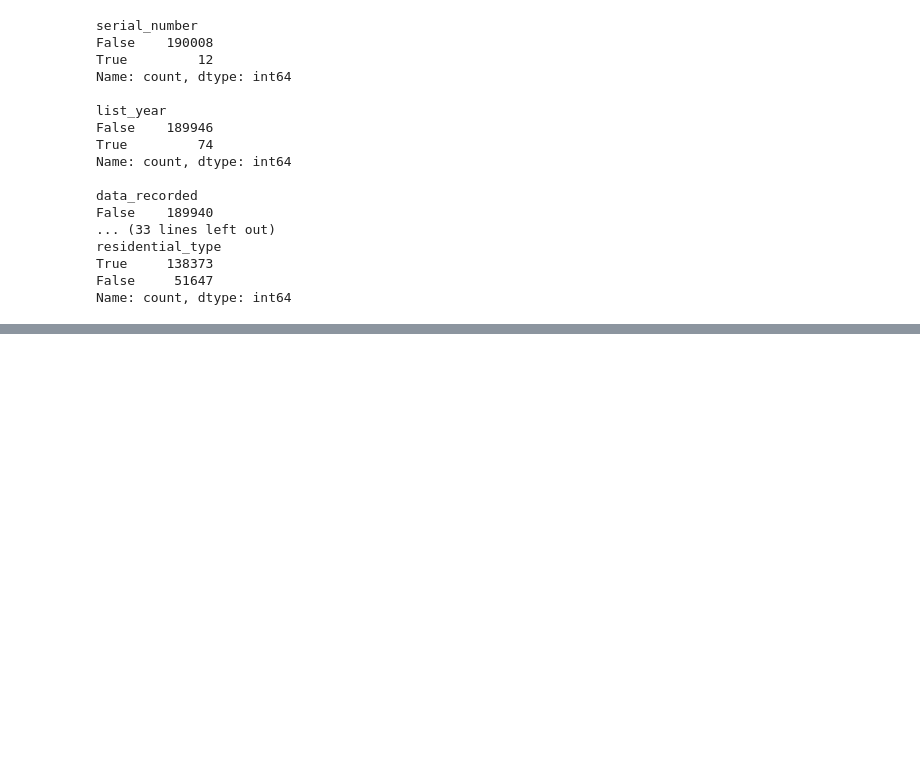
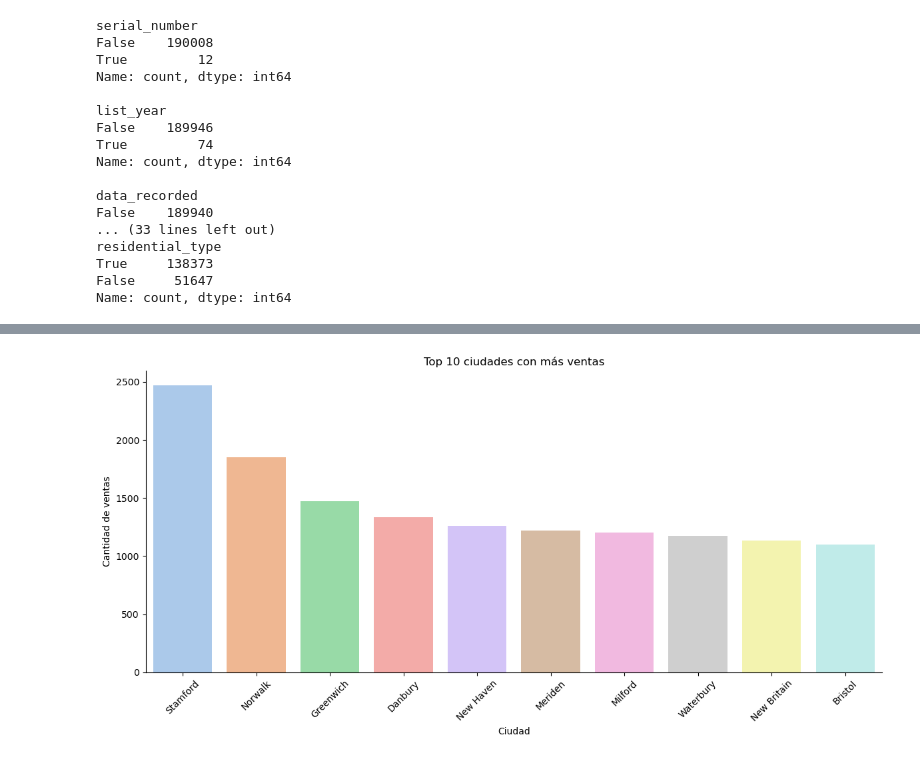
Before and after one commit to karina-salazar12/Analisis-Datos, a Jupyter notebook: ProyectoDA.ipynb, the cells around one changed output, grey strips where cells are left out. Saved outputs shown, nothing was run; the diff lists cells and outputs as text; code cells hidden in the pictures; blank space fills up the shorter version.

```diff
--- a/ProyectoDA.ipynb
+++ b/ProyectoDA.ipynb
@@ -259,0 +517,25 @@ Name: count, dtype: int64
+# %%
+# Contar las ventas por ciudad
+ventas_por_ciudad = dfventas.groupby('town').size().reset_index(name='cantidad')
+
+# Identificar la ciudad con mayor cantidad de ventas
+ciudad_top = ventas_por_ciudad.sort_values('cantidad', ascending=False).iloc[0]
+print(f"La ciudad con más ventas es: {ciudad_top['town']} con {ciudad_top['cantidad']} ventas.")
+
+# Filtrar los datos de la ciudad con más ventas
+df_ciudad_top = dfventas[dfventas['town'] == ciudad_top['town']].copy()
+
+# Convertir 'assesed_value' a numérico, forzando errores a NaN
+df_ciudad_top['assesed_value'] = pd.to_numeric(df_ciudad_top['assesed_value'], errors='coerce')
+
+# Calcular el precio medio, ignorando NaN
+precio_medio = df_ciudad_top['assesed_value'].mean()
+
+# Obtener tipos de propiedad y año más común
+tipos = df_ciudad_top['property_type'].value_counts()
+anio_mas_comun = df_ciudad_top['data_recorded'].mode()[0]
+
+print("Tipos de propiedad en la ciudad con más ventas:")
+print(tipos)
+print(f"Precio medio de las propiedades: {precio_medio:.2f}")
+print(f"Año más común de registro: {anio_mas_comun}")
@@ -259,0 +608,18 @@ Name: count, dtype: int64
+# %%
+import seaborn as sns
+import matplotlib.pyplot as plt
+
+# Ordenar ciudades por cantidad de ventas
+ventas_por_ciudad_sorted = ventas_por_ciudad.sort_values('cantidad', ascending=False).head(10)
+
+# Crear gráfico de barras
+plt.figure(figsize=(12, 6))
+sns.barplot(data=ventas_por_ciudad_sorted, x='town', y='cantidad', hue='town', palette='pastel', legend=False)
+plt.title("Top 10 ciudades con más ventas")
+plt.xlabel("Ciudad")
+plt.ylabel("Cantidad de ventas")
+plt.xticks(rotation=45)
+plt.tight_layout()
+plt.show()
+# %% [output]
+[figure, added]
```
Also changed, not shown: parts of 36 cells of this notebook.
